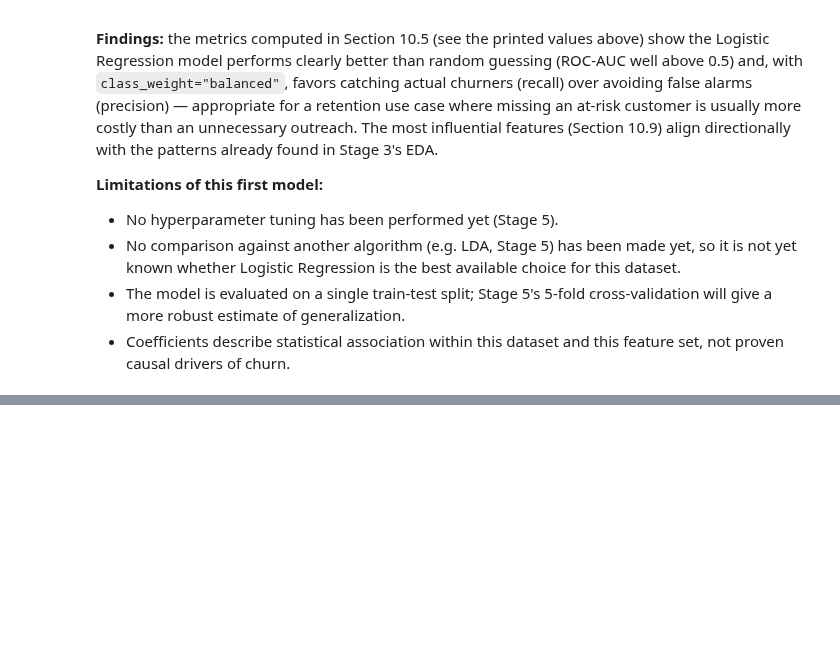
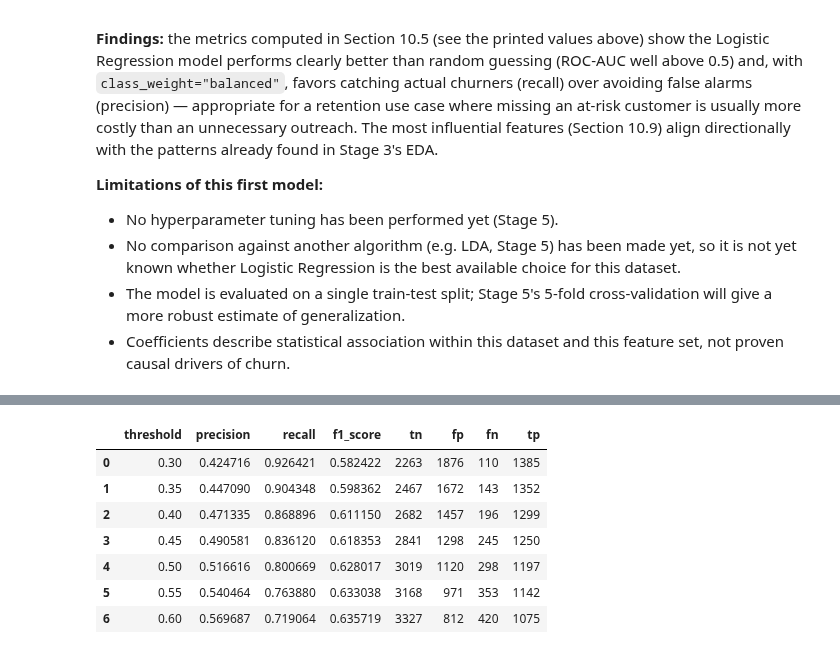
Before and after one commit to hs5495498-collab/-Customer-Churn-Prediction, a Jupyter notebook: notebooks/churn_analysis.ipynb, the cells around one changed output, grey strips where cells are left out. Saved outputs shown, nothing was run; the diff lists cells and outputs as text; code cells hidden in the pictures; blank space fills up the shorter version.

```diff
--- a/notebooks/churn_analysis.ipynb
+++ b/notebooks/churn_analysis.ipynb
@@ -1158,0 +1429,15 @@ directionally with the patterns already found in Stage 3's EDA.
+# %%
+oof_proba = get_out_of_fold_probabilities(tuned_lr_pipeline, X_train, y_train, cv=cv)
+
+candidate_thresholds = [0.30, 0.35, 0.40, 0.45, 0.50, 0.55, 0.60]
+threshold_table = evaluate_thresholds(y_train, oof_proba, candidate_thresholds)
+threshold_table
+# %% [output]
+|  | threshold | precision | recall | f1_score | tn | fp | fn | tp |
+| 0 | 0.30 | 0.424716 | 0.926421 | 0.582422 | 2263 | 1876 | 110 | 1385 |
+| 1 | 0.35 | 0.447090 | 0.904348 | 0.598362 | 2467 | 1672 | 143 | 1352 |
+| 2 | 0.40 | 0.471335 | 0.868896 | 0.611150 | 2682 | 1457 | 196 | 1299 |
+| 3 | 0.45 | 0.490581 | 0.836120 | 0.618353 | 2841 | 1298 | 245 | 1250 |
+| 4 | 0.50 | 0.516616 | 0.800669 | 0.628017 | 3019 | 1120 | 298 | 1197 |
+| 5 | 0.55 | 0.540464 | 0.763880 | 0.633038 | 3168 | 971 | 353 | 1142 |
+| 6 | 0.60 | 0.569687 | 0.719064 | 0.635719 | 3327 | 812 | 420 | 1075 |
```
Also changed, not shown: parts of 29 cells of this notebook, 5 other files.
